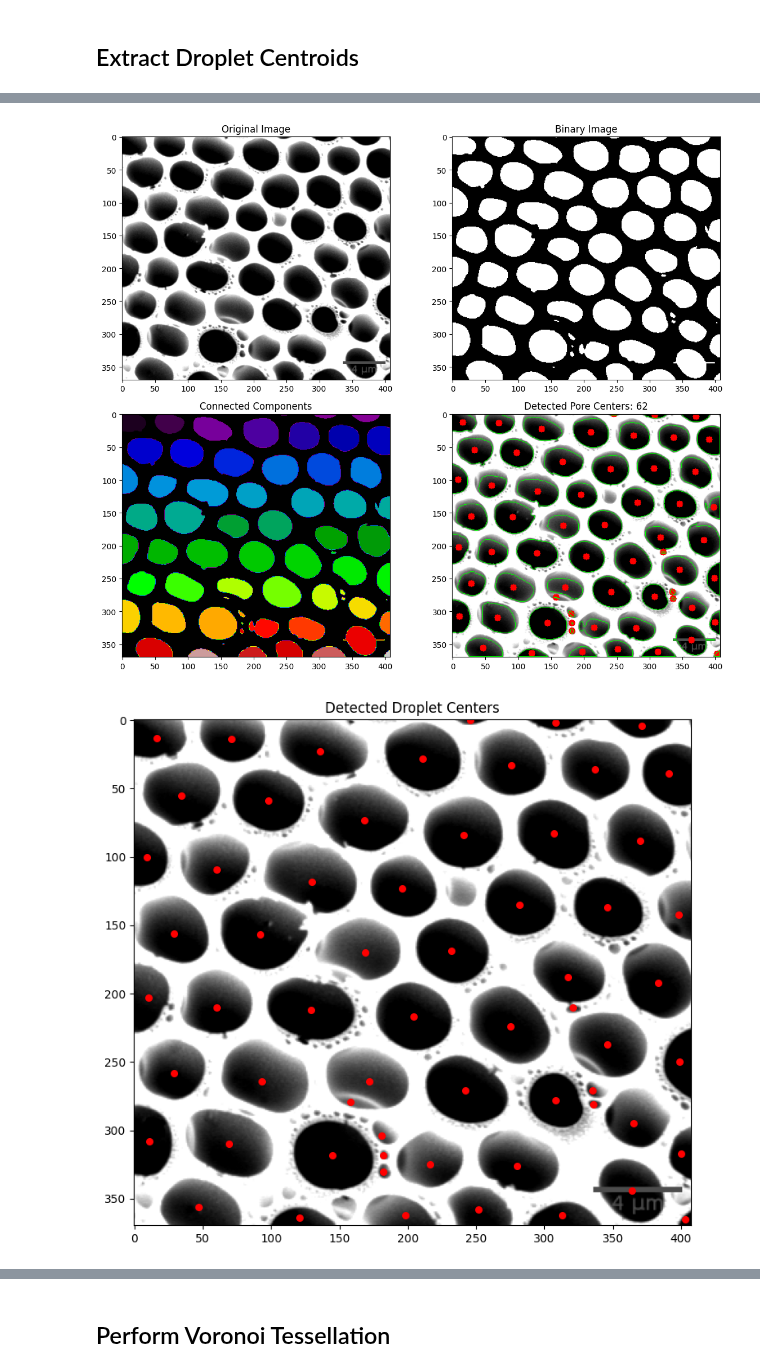
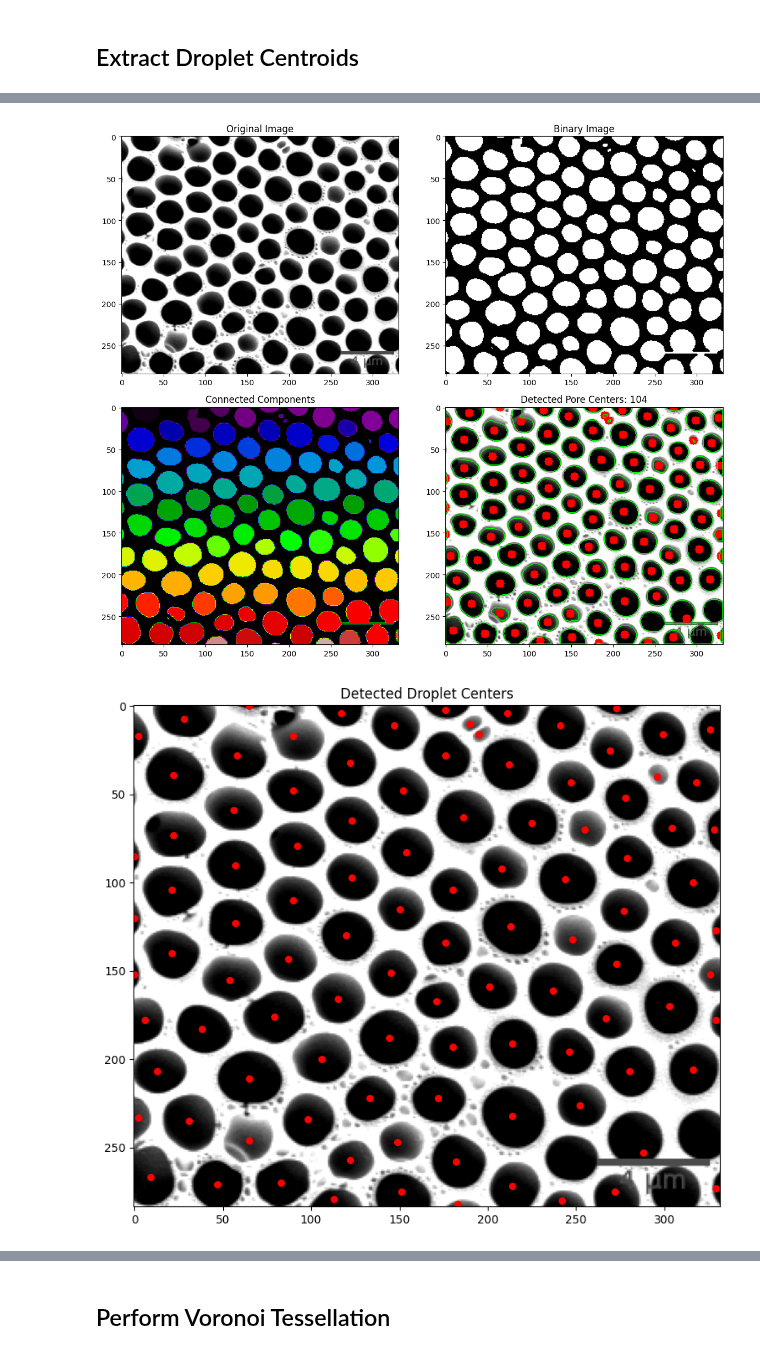
Before and after one commit to lemontang3/Python_Physics, a Jupyter notebook: Voronoi_Analysis.ipynb, the cells around one changed output, grey strips where cells are left out. Drawn from its saved outputs; the diff is of its cells as text; code cells hidden in the pictures.

```diff
--- a/Voronoi_Analysis.ipynb
+++ b/Voronoi_Analysis.ipynb
@@ -47,7 +47,7 @@ import numpy as np
 import matplotlib.pyplot as plt
 
 # Load the image
-image_path = "sample4B.png"  # Update with your image path if needed
+image_path = "sample5A.png"  # Update with your image path if needed
 image = cv2.imread(image_path, cv2.IMREAD_GRAYSCALE)
 
 # Apply Gaussian blur to reduce noise
@@ -140,5 +140,5 @@ Number of pores detected: 62
-[figure, old version]
+[figure, new version]
-[figure, old version]
+[figure, new version]
 # %%
 import cv2
 import numpy as np
```
Also changed, not shown: parts of 9 cells of this notebook, 10 other files.
